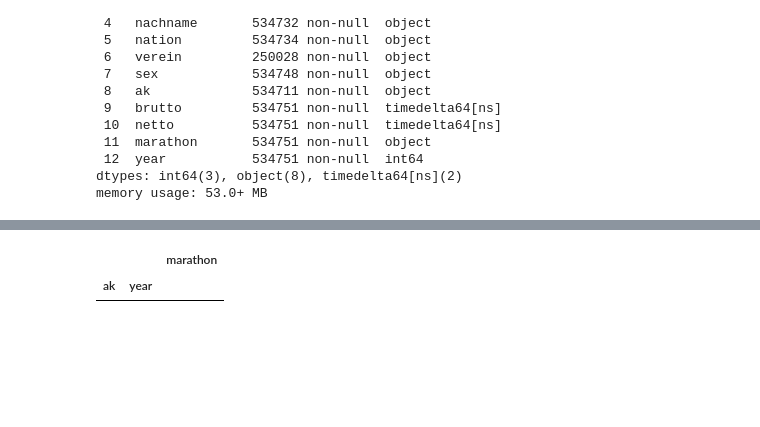
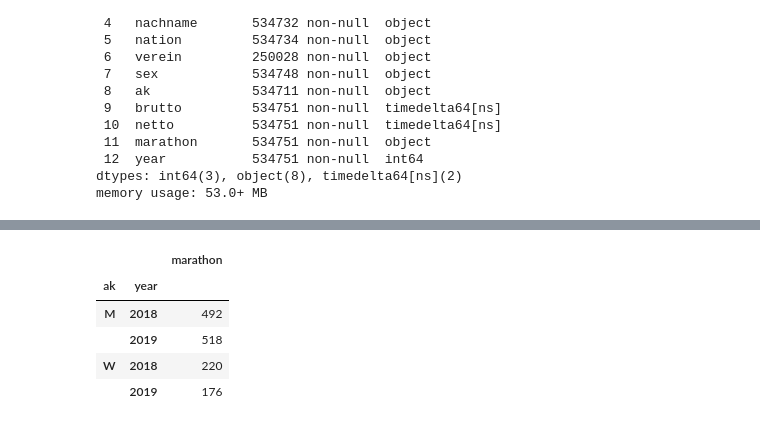
Before and after one commit to Nop287/marathon, a Jupyter notebook: MarathonData.ipynb, the cells around one changed output, grey strips where cells are left out. Drawn from its saved outputs; the diff is of its cells as text; code cells hidden in the pictures; blank space fills up the shorter version.

```diff
--- a/MarathonData.ipynb
+++ b/MarathonData.ipynb
@@ -301,6 +303,7 @@ df["vorname"] = df["Name"].apply(lambda x : split_name(x)[1])
 df["nation"] = df["Name"].apply(lambda x : split_name(x)[2])
 # Correct some further formatting issues
 df["ak"] = df["ak"].apply(lambda x : x[2:])
+df["verein"] = df["verein"].apply(lambda x : x[6:])
 df["startnummer"] = df["startnummer"].apply(lambda x : x[8:])
 df["startnummer"] = df["startnummer"].str.replace('F', '')
 df["brutto"] = df["brutto"].str.replace('Brutto', '')
@@ -338,41 +341 @@ df
 11111 rows × 13 columns
-# %%
-def split_name(name):
-    pattern = re.compile(r"(\w*),\s(\w*) \((\w*)\)")
-    if pattern.search(name) != None:
-        return(pattern.search(name).groups())
-    else:
-        return ("", "", "")
-
-year = 2010
-df = df_dict["Muenchen" + str(year) + ".csv"].copy()
-
-df.rename(columns={"Platz" : "platz", "PlatzAK" : "ak_plazierung", "StartNr" : "startnummer", "Altersklasse" : "ak",
-                   "BruttoZeit" : "brutto", "NettoZeit" : "netto", "Verein" : "verein"}, inplace=True)
-
-df["Name"] = df["Name"].apply(lambda x : x[2:])
-
-# Split the scraped name into separate fields
-df["nachname"] = df["Name"].apply(lambda x : split_name(x)[0])
-df["vorname"] = df["Name"].apply(lambda x : split_name(x)[1])
-df["nation"] = df["Name"].apply(lambda x : split_name(x)[2])
-
-df[['platz', 'ak_plazierung']] = df[['platz', 'ak_plazierung']].apply(pd.to_numeric)
-df[['brutto', 'netto']] = df[['brutto', 'netto']].apply(pd.to_timedelta)
-
-df = df.sort_values(["ak", "ak_plazierung", "netto"]).reset_index()
-
-df.drop(columns=['index', 'web-scraper-order', 'web-scraper-start-url', 'Page', 'Name'], inplace=True)
-
-df.drop(df.loc[df.ak.isna()].index, inplace=True)
-
-df["sex"] = "M"
-
-for i in range(len(df)-1):
-    if df.loc[i, "ak_plazierung"] == df.loc[i+1, "ak_plazierung"]:
-        df.loc[i+1, "sex"] = "W"
-
-df["ak"] = df["sex"] + df["ak"]
-df[['nation', 'sex', 'ak']] = df[['nation', 'sex', 'ak']].astype("category")
-
-df[df.sex == "W"]
@@ -454,6 +549,9 @@ Index(['M30', 'M35', 'M40', 'M45', 'M50', 'M55', 'M60', 'M65', 'M70', 'M75',
 # %%
-df.loc[df.ak.isin(['M', 'MJug', 'MU20', 'W', 'WJA', 'WJU20',
-                   'WJug', 'WU20']), ['ak', 'marathon', 'year']].groupby(['ak', 'year']).count()
+df.loc[df.ak.isin(['M', 'W']), ['ak', 'marathon', 'year']].groupby(['ak', 'year']).count()
 # %% [output]
 |  |  | marathon |
 | ak | year |  |
+| M | 2018 | 492 |
+|  | 2019 | 518 |
+| W | 2018 | 220 |
+|  | 2019 | 176 |
```
Also changed, not shown: parts of 12 cells of this notebook.
